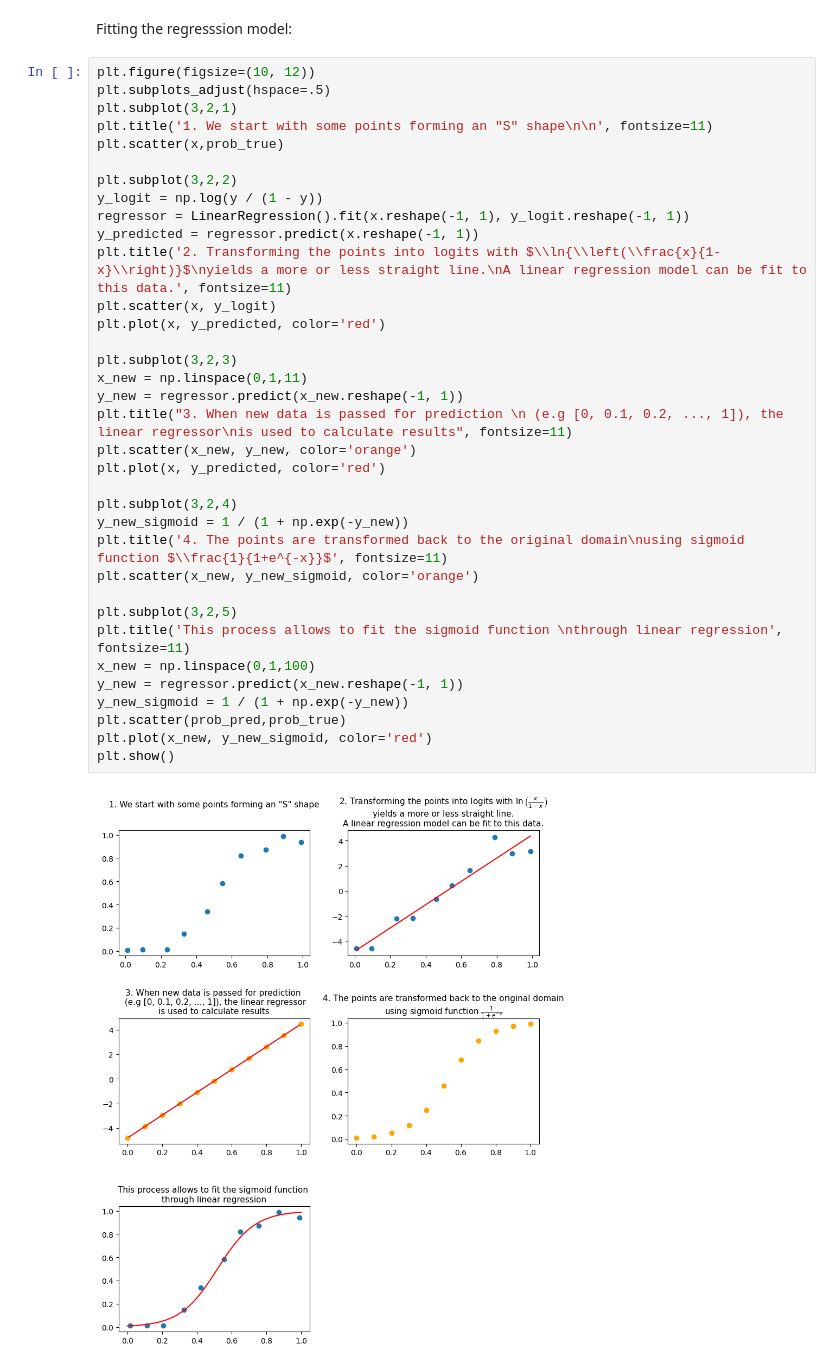
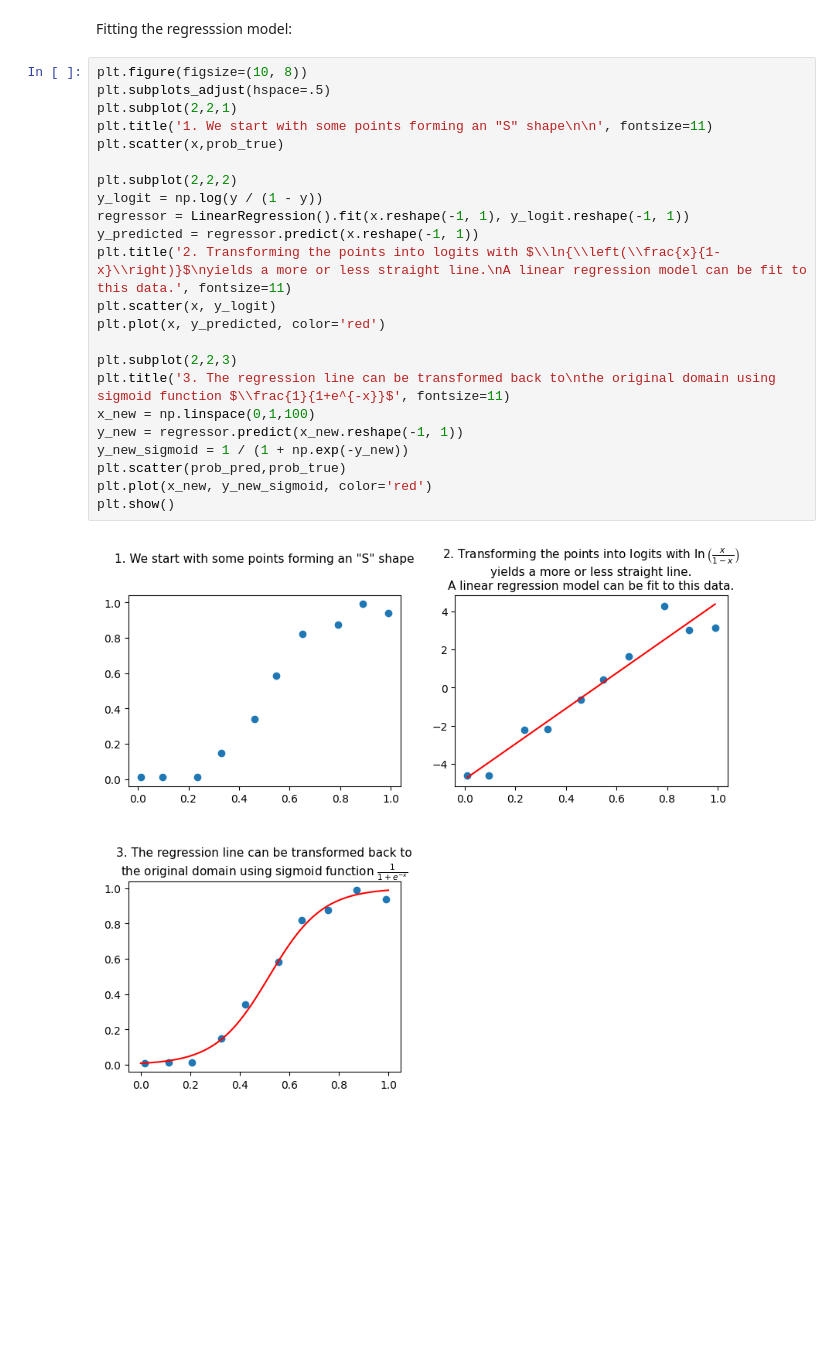
Before and after one commit to wblachowski/models-calibration, a Jupyter notebook: Sigmoid regression.ipynb, the cells around one changed output. Saved outputs shown, nothing was run; the diff lists cells and outputs as text; blank space fills up the shorter version.

```diff
--- a/Sigmoid regression.ipynb
+++ b/Sigmoid regression.ipynb
@@ -14,39 +14,27 @@ y = np.clip(y, 0.01, 0.99)
 # %% [markdown]
 Fitting the regresssion model:
 # %%
-plt.figure(figsize=(10, 12))
+plt.figure(figsize=(10, 8))
 plt.subplots_adjust(hspace=.5)
-plt.subplot(3,2,1)
+plt.subplot(2,2,1)
 plt.title('1. We start with some points forming an "S" shape\n\n', fontsize=11)
 plt.scatter(x,prob_true)
 
-plt.subplot(3,2,2)
+plt.subplot(2,2,2)
 y_logit = np.log(y / (1 - y))
 regressor = LinearRegression().fit(x.reshape(-1, 1), y_logit.reshape(-1, 1))
 y_predicted = regressor.predict(x.reshape(-1, 1))
 plt.title('2. Transforming the points into logits with $\\ln{\\left(\\frac{x}{1-x}\\right)}$\nyields a more or less straight line.\nA linear regression model can be fit to this data.', fontsize=11)
 plt.scatter(x, y_logit)
 plt.plot(x, y_predicted, color='red')
 
-plt.subplot(3,2,3)
-x_new = np.linspace(0,1,11)
-y_new = regressor.predict(x_new.reshape(-1, 1))
-plt.title("3. When new data is passed for prediction \n (e.g [0, 0.1, 0.2, ..., 1]), the linear regressor\nis used to calculate results", fontsize=11)
-plt.scatter(x_new, y_new, color='orange')
-plt.plot(x, y_predicted, color='red')
-
-plt.subplot(3,2,4)
-y_new_sigmoid = 1 / (1 + np.exp(-y_new))
-plt.title('4. The points are transformed back to the original domain\nusing sigmoid function $\\frac{1}{1+e^{-x}}$', fontsize=11)
-plt.scatter(x_new, y_new_sigmoid, color='orange')
-
-plt.subplot(3,2,5)
-plt.title('This process allows to fit the sigmoid function \nthrough linear regression', fontsize=11)
+plt.subplot(2,2,3)
+plt.title('3. The regression line can be transformed back to\nthe original domain using sigmoid function $\\frac{1}{1+e^{-x}}$', fontsize=11)
 x_new = np.linspace(0,1,100)
 y_new = regressor.predict(x_new.reshape(-1, 1))
 y_new_sigmoid = 1 / (1 + np.exp(-y_new))
 plt.scatter(prob_pred,prob_true)
 plt.plot(x_new, y_new_sigmoid, color='red')
 plt.show()
 # %% [output]
-[figure, old version]
+[figure, new version]
```
